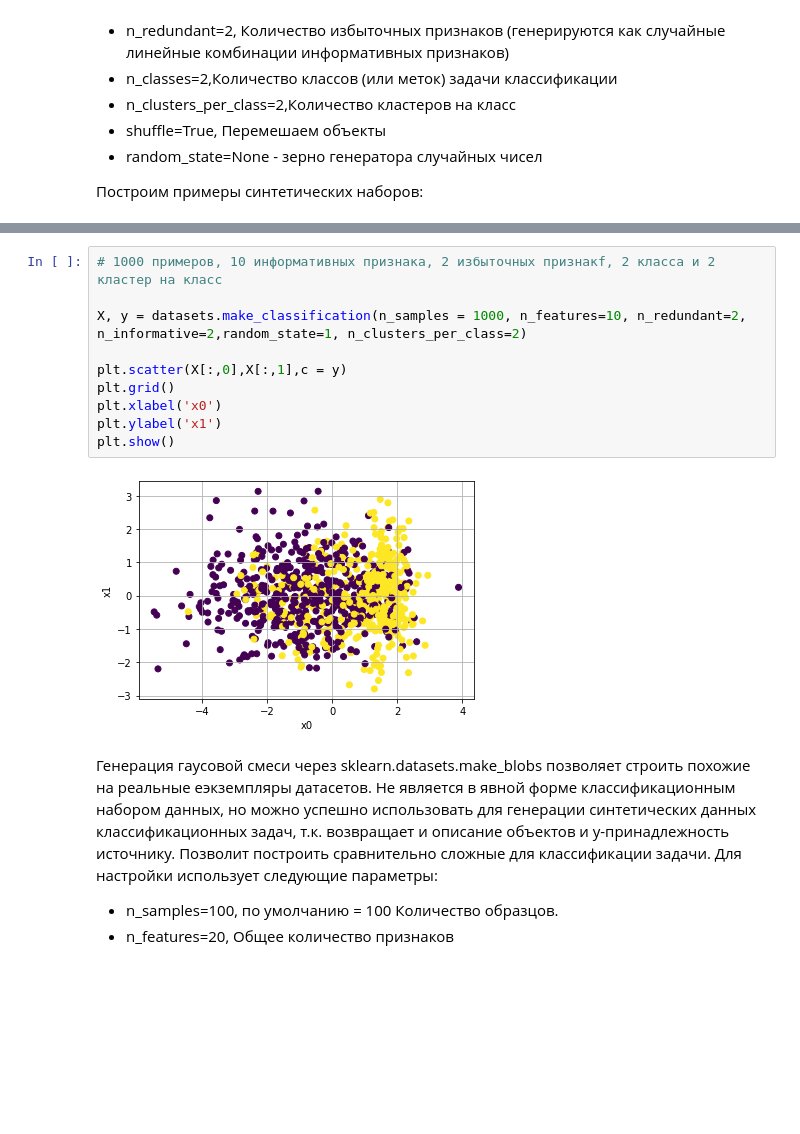
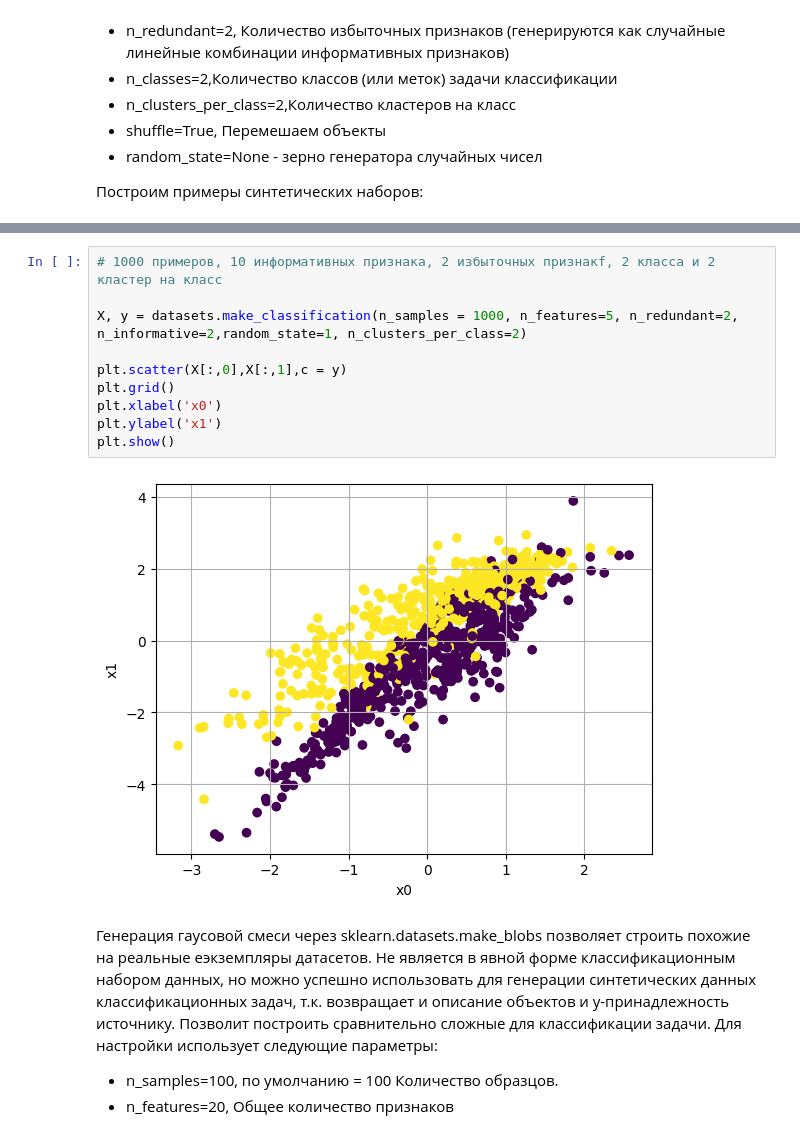
Before and after one commit to mkorlyakova/MSTU-courses, a Jupyter notebook: ML magister/1/ML_lab1.ipynb, the cells around one changed output, grey strips where cells are left out. Cells and saved outputs as stored; diff of their text form; blank space fills up the shorter version.

```diff
--- a/ML magister/1/ML_lab1.ipynb
+++ b/ML magister/1/ML_lab1.ipynb
@@ -192,15 +290,15 @@ plt.show()
 # %%
 # 1000 примеров, 10 информативных признака, 2 избыточных признакf, 2 класса и 2 кластер на класс
 
-X, y = datasets.make_classification(n_samples = 1000, n_features=10, n_redundant=2, n_informative=2,random_state=1, n_clusters_per_class=2)
+X, y = datasets.make_classification(n_samples = 1000, n_features=5, n_redundant=2, n_informative=2,random_state=1, n_clusters_per_class=2)
 
 plt.scatter(X[:,0],X[:,1],c = y)
 plt.grid()
 plt.xlabel('x0')
 plt.ylabel('x1')
 plt.show()
 # %% [output]
-[figure, old version]
+[figure, new version]
 # %% [markdown]
 Генерация гаусовой смеси через sklearn.datasets.make_blobs позволяет строить похожие на реальные еэкземпляры датасетов. Не является в явной форме классификационным набором данных, но можно успешно использовать для генерации синтетических данных классификационных задач, т.к. возвращает и описание объектов и у-принадлежность источнику. Позволит построить сравнительно сложные для классификации задачи.  Для настройки использует следующие параметры:
 
```
Also changed, not shown: parts of 45 cells of this notebook.
